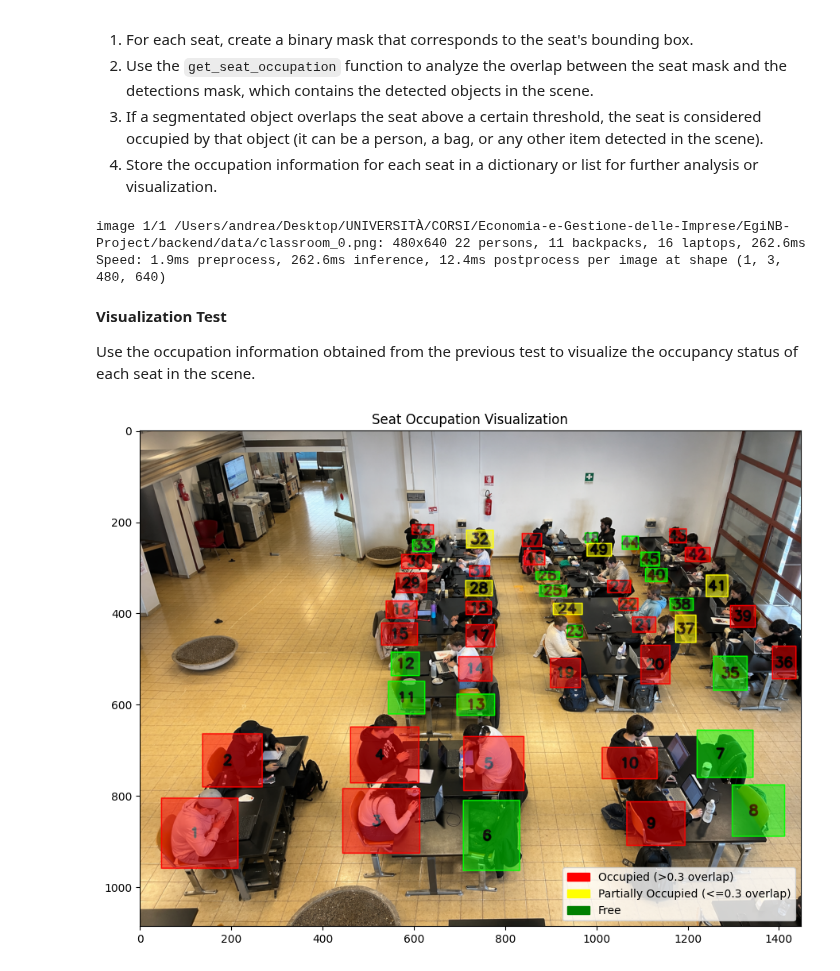
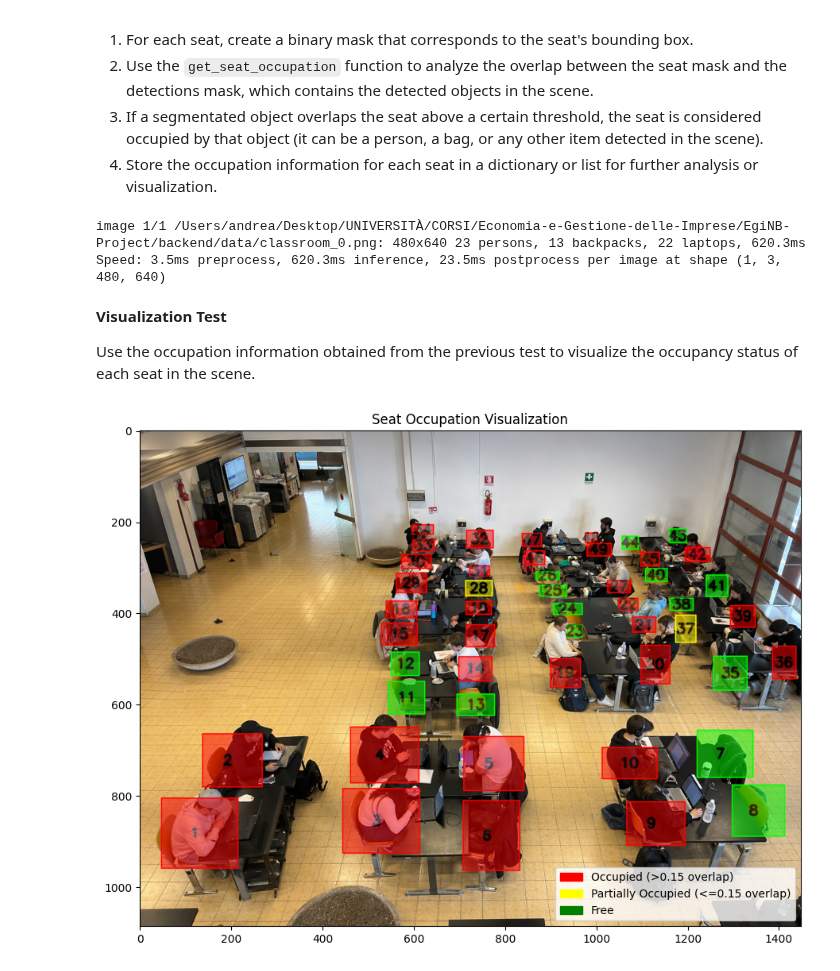
Before and after one commit to AndCamo/EgiNB-Project, a Jupyter notebook: backend/testing-notebook.ipynb, the cells around one changed output. Saved outputs shown, nothing was run; the diff lists cells and outputs as text; code cells hidden in the pictures.

```diff
--- a/backend/testing-notebook.ipynb
+++ b/backend/testing-notebook.ipynb
@@ -7,10 +7,13 @@ import numpy as np
 from pathlib import Path
 # %%
 # Definizione path globali
-IMAGE_PATH = "data/classroom_0.png"
-MASK_PATH = "mask/classroom_0_mask.png"
-JSON_PATH = "mask/classroom_0_seats.json"
-MODEL_NAME = "yolo26l-seg.pt"
+classroom_id = 0
+
+IMAGE_PATH = f"data/classroom_{classroom_id}.png"
+MASK_PATH = f"mask/classroom_{classroom_id}_mask.png"
+SEATS_JSON_PATH = f"mask/classroom_{classroom_id}_seats.json"
+RESULTS_JSON_PATH = f"output/classroom_{classroom_id}_occupation_results.json"
+MODEL_NAME = "yolo26x-seg.pt"
 # %% [markdown]
 **Segmentation Test**
 
@@ -202,7 +227,7 @@ for seg_id, (polygon, box) in enumerate(zip(result.masks.xy, result.boxes)):
 
 
 # load the seats mask info
-with open(JSON_PATH, 'r') as f:
+with open(SEATS_JSON_PATH, 'r') as f:
     seats_data = json.load(f)
 
 seats_mask_size = (seats_data['image_size']['height'], seats_data['image_size']['width'])
@@ -245,11 +270,11 @@ for seat in seats_list:
     occupation_results.append(seat_occupation_result)
 
 # save the occupation results in a json file
-with open("./output/occupation_results.json", 'w') as f:
+with open(RESULTS_JSON_PATH, 'w') as f:
     json.dump(occupation_results, f, indent=4)
 # %% [output]
-image 1/1 /Users/andrea/Desktop/UNIVERSITÀ/CORSI/Economia-e-Gestione-delle-Imprese/EgiNB-Project/backend/data/classroom_0.png: 480x640 22 persons, 11 backpacks, 16 laptops, 262.6ms
-Speed: 1.9ms preprocess, 262.6ms inference, 12.4ms postprocess per image at shape (1, 3, 480, 640)
+image 1/1 /Users/andrea/Desktop/UNIVERSITÀ/CORSI/Economia-e-Gestione-delle-Imprese/EgiNB-Project/backend/data/classroom_0.png: 480x640 23 persons, 13 backpacks, 22 laptops, 620.3ms
+Speed: 3.5ms preprocess, 620.3ms inference, 23.5ms postprocess per image at shape (1, 3, 480, 640)
 # %% [markdown]
 **Visualization Test**
 
@@ -257,7 +282,7 @@ Use the occupation information obtained from the previous test to visualize the
 # %%
 import matplotlib.patches as mpatches
 
-with open("./output/occupation_results.json", 'r') as f:
+with open(RESULTS_JSON_PATH, 'r') as f:
     occupation_results = json.load(f)
 
 def visualize_occupation(image_path: str, json_path: str, occupation_results: list, overlap_threshold: float = 0.5) -> np.ndarray:
@@ -319,33 +344,33 @@ def visualize_occupation(image_path: str, json_path: str, occupation_results: li
     alpha = 0.5  # transparency factor
     # Blend the overlay with the output image
     cv2.addWeighted(overlay, alpha, output, 1 - alpha, 0, output)
 
     return output
 
 # Threshold for determining if a seat is occupied based on the overlap ratio
-THRESHOLD_VAL = 0.3
+THRESHOLD_VAL = 0.15
 
 result = visualize_occupation(
     image_path=IMAGE_PATH,
-    json_path=JSON_PATH,
+    json_path=SEATS_JSON_PATH,
     occupation_results=occupation_results,
     overlap_threshold=THRESHOLD_VAL
 )
 
 plt.figure(figsize=(15, 7))
 result_rgb = cv2.cvtColor(result, cv2.COLOR_BGR2RGB)
 plt.title("Seat Occupation Visualization")
 plt.imshow(result_rgb)
 
 # Create custom patches for the legend dynamically using THRESHOLD_VAL
 red_patch = mpatches.Patch(color='red', label=f'Occupied (>{THRESHOLD_VAL} overlap)')
 yellow_patch = mpatches.Patch(color='yellow', label=f'Partially Occupied (<={THRESHOLD_VAL} overlap)')
 green_patch = mpatches.Patch(color='green', label='Free')
 
 # Add the legend to the plot
 plt.legend(handles=[red_patch, yellow_patch, green_patch], loc='lower right', bbox_to_anchor=(1.0, 0.0))
 
 plt.tight_layout()
 plt.show()
 # %% [output]
-[figure, old version]
+[figure, new version]
```
Also changed, not shown: parts of 2 cells of this notebook, 7 other files.
